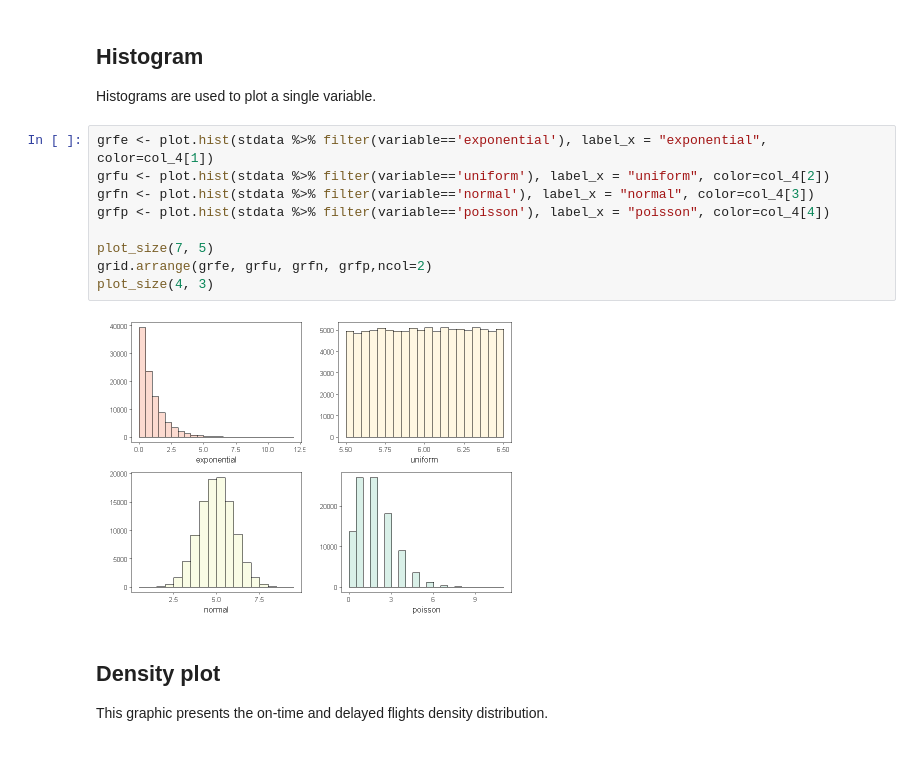
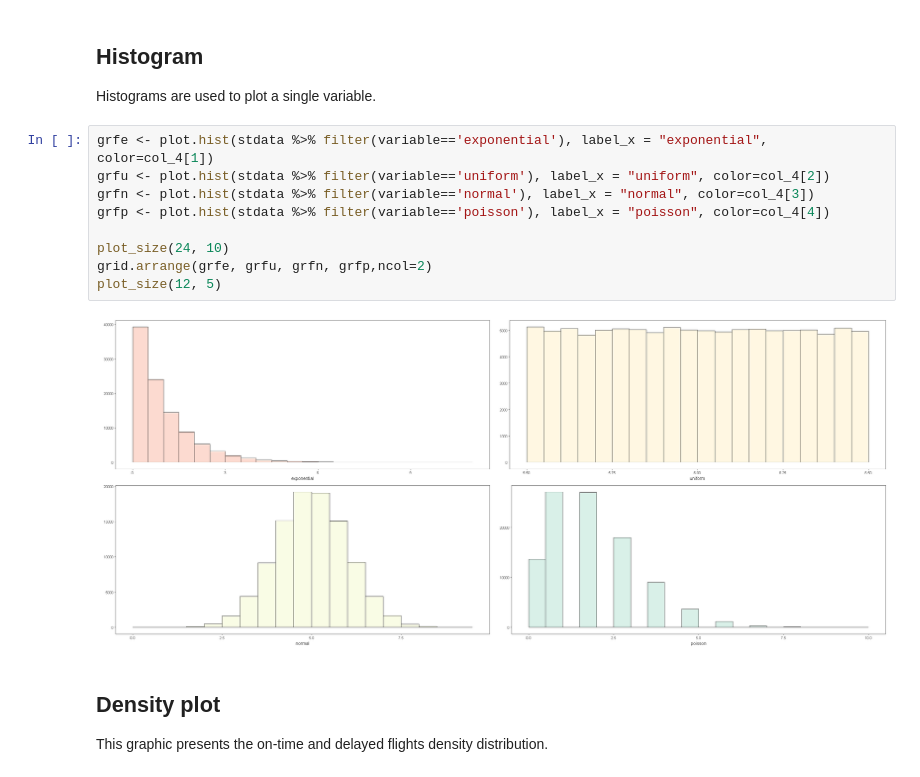
Before and after one commit to eogasawara/mylibrary, a Jupyter notebook: Graphic.ipynb, the cells around one changed output. Drawn from its saved outputs; the diff is of its cells as text.

```diff
--- a/Graphic.ipynb
+++ b/Graphic.ipynb
@@ -324,14 +306,14 @@ Histograms are used to plot a single variable.
 # %%
 grfe <- plot.hist(stdata %>% filter(variable=='exponential'), label_x = "exponential", color=col_4[1])
 grfu <- plot.hist(stdata %>% filter(variable=='uniform'), label_x = "uniform", color=col_4[2])
 grfn <- plot.hist(stdata %>% filter(variable=='normal'), label_x = "normal", color=col_4[3])
 grfp <- plot.hist(stdata %>% filter(variable=='poisson'), label_x = "poisson", color=col_4[4])
 
-plot_size(7, 5)
+plot_size(24, 10)
 grid.arrange(grfe, grfu, grfn, grfp,ncol=2)
-plot_size(4, 3)
+plot_size(12, 5)
 # %% [output]
-[figure, old version]
+[figure, new version]
 # %% [markdown]
 ## Density plot
 This graphic presents the on-time and delayed flights density distribution.
```
Also changed, not shown: parts of 16 cells of this notebook, 5 other files.
